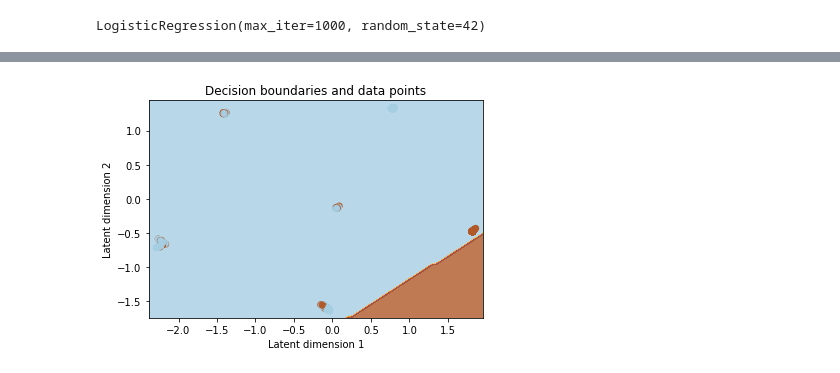
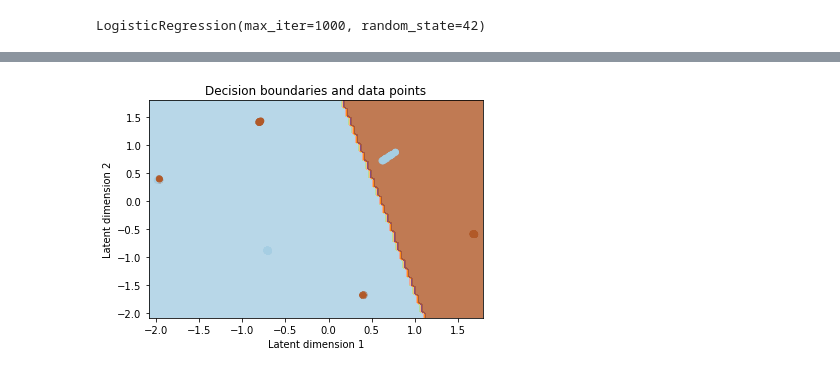
Before and after one commit to StefRodopCodes94/CounterFactual-VAE, a Jupyter notebook: Model/VAE.ipynb, the cells around one changed output, grey strips where cells are left out. Drawn from its saved outputs; the diff is of its cells as text; code cells hidden in the pictures.

Commit message:
some trries with different datasets

```diff
--- a/Model/VAE.ipynb
+++ b/Model/VAE.ipynb
@@ -145,4 +150,4 @@ VAE.load_state_dict(model, torch.load('vae.pth'))
 <All keys matched successfully>
 # %%
 with torch.no_grad():
-    z, _ = model.encode(features_tensor.float())
+    z, _ = model.encode(data)
@@ -148,0 +167,15 @@ with torch.no_grad():
+# %%
+# Split dataset into random train and test subsets:
+train, test, train_labels, test_labels = train_test_split(z, labels, test_size=0.2, random_state=11)
+
+# Initialize classifier:
+gnb = GaussianNB()
+
+# Train the classifier:
+classifier = gnb.fit(train, train_labels)
+# Make predictions with the classifier:
+predictive_labels = gnb.predict(test)
+print(predictive_labels)
+
+# Evaluate label (subsets) accuracy:
+print(accuracy_score(test_labels, predictive_labels))
@@ -180,15 +199,0 @@ tensor = tensor_reshaped.reshape(tensor_reshaped.shape[0],*shape[1:])
-# %%
-# Split dataset into random train and test subsets:
-train, test, train_labels, test_labels = train_test_split(z, labels, test_size=0.5, random_state=11)
-
-# Initialize classifier:
-gnb = GaussianNB()
-
-# Train the classifier:
-classifier = gnb.fit(train, train_labels)
-# Make predictions with the classifier:
-predictive_labels = gnb.predict(test)
-print(predictive_labels)
-
-# Evaluate label (subsets) accuracy:
-print(accuracy_score(test_labels, predictive_labels))
@@ -254,16 +238,17 @@ Validation confusion matrix:
+# %%
+# Plot the decision boundaries and data points
+x_min, x_max = test.min() - 0.1, test.max() + 0.1
+y_min, y_max = test.min() - 0.1, test.max() + 0.1
+xx, yy = np.meshgrid(np.linspace(x_min, x_max, 100),
+                     np.linspace(y_min, y_max, 100))
 # %%
-# Plot the decision boundaries and data points
-x_min, x_max = test[:, 0].min() - 0.1, test[:, 0].max() + 0.1
-y_min, y_max = test[:, 1].min() - 0.1, test[:, 1].max() + 0.1
-xx, yy = np.meshgrid(np.linspace(x_min, x_max, 100),
-                     np.linspace(y_min, y_max, 100))
 Z = clf.predict(np.c_[xx.ravel(), yy.ravel()])
 Z = Z.reshape(xx.shape)
 plt.contourf(xx, yy, Z, cmap=plt.cm.Paired, alpha=0.8)
 plt.scatter(test[:, 0], test[:, 1], c=test_labels, cmap=plt.cm.Paired)
 plt.title('Decision boundaries and data points')
 plt.xlabel('Latent dimension 1')
 plt.ylabel('Latent dimension 2')
 plt.show()
 # %% [output]
-[figure, old version]
+[figure, new version]
```
Also changed, not shown: parts of 18 cells of this notebook, 7 other files.
